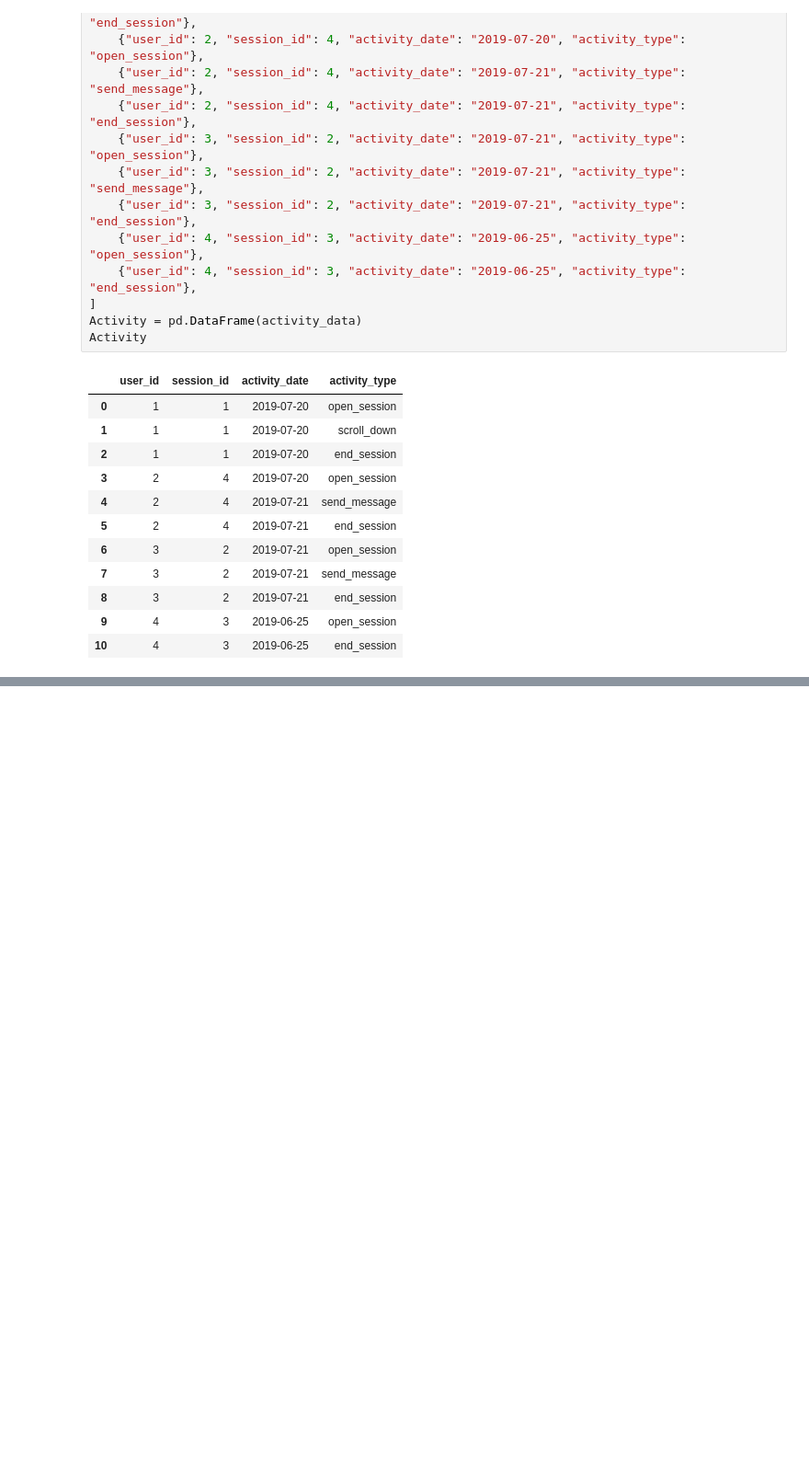
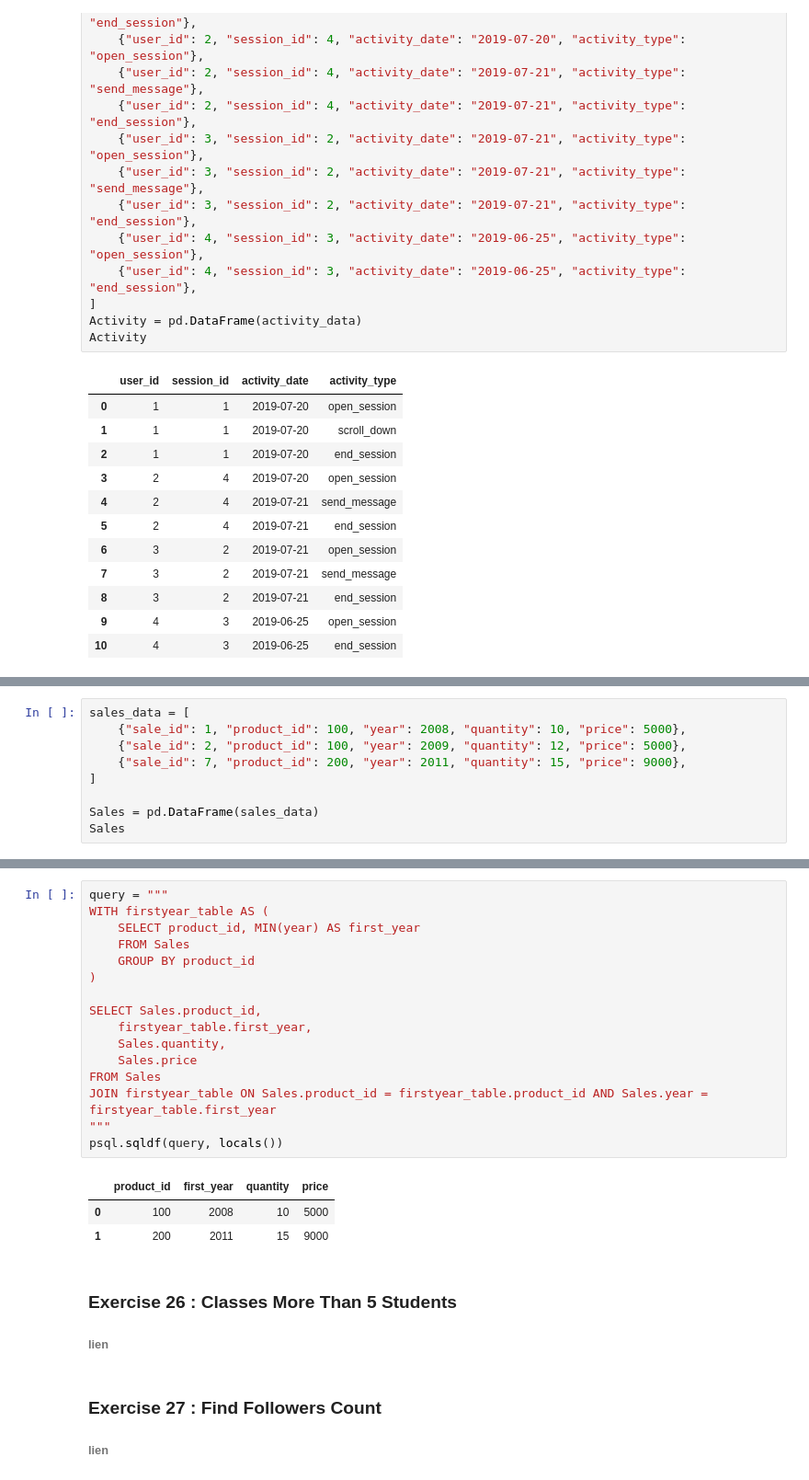
Before and after one commit to t7bo/SQL, a Jupyter notebook: SQL_exercices.ipynb, the cells around one changed output, grey strips where cells are left out. Shown at 92% size. Saved outputs shown, nothing was run; the diff lists cells and outputs as text; blank space fills up the shorter version.

Commit message:
exercises update: Sorting & Grouping done

```diff
--- a/SQL_exercices.ipynb
+++ b/SQL_exercices.ipynb
@@ -1118,0 +1149,9 @@ Activity
+# %%
+sales_data = [
+    {"sale_id": 1, "product_id": 100, "year": 2008, "quantity": 10, "price": 5000},
+    {"sale_id": 2, "product_id": 100, "year": 2009, "quantity": 12, "price": 5000},
+    {"sale_id": 7, "product_id": 200, "year": 2011, "quantity": 15, "price": 9000},
+]
+
+Sales = pd.DataFrame(sales_data)
+Sales
@@ -1118,0 +1177,26 @@ Activity
+# %%
+query = """
+WITH firstyear_table AS (
+    SELECT product_id, MIN(year) AS first_year
+    FROM Sales
+    GROUP BY product_id
+)
+
+SELECT Sales.product_id,
+    firstyear_table.first_year,
+    Sales.quantity,
+    Sales.price
+FROM Sales
+JOIN firstyear_table ON Sales.product_id = firstyear_table.product_id AND Sales.year = firstyear_table.first_year
+"""
+psql.sqldf(query, locals())
+# %% [output]
+|  | product_id | first_year | quantity | price |
+| 0 | 100 | 2008 | 10 | 5000 |
+| 1 | 200 | 2011 | 15 | 9000 |
+# %% [markdown]
+### Exercise 26 : Classes More Than 5 Students
+###### lien
+# %% [markdown]
+### Exercise 27 : Find Followers Count
+###### lien
```
Also changed, not shown: parts of 11 cells of this notebook.
